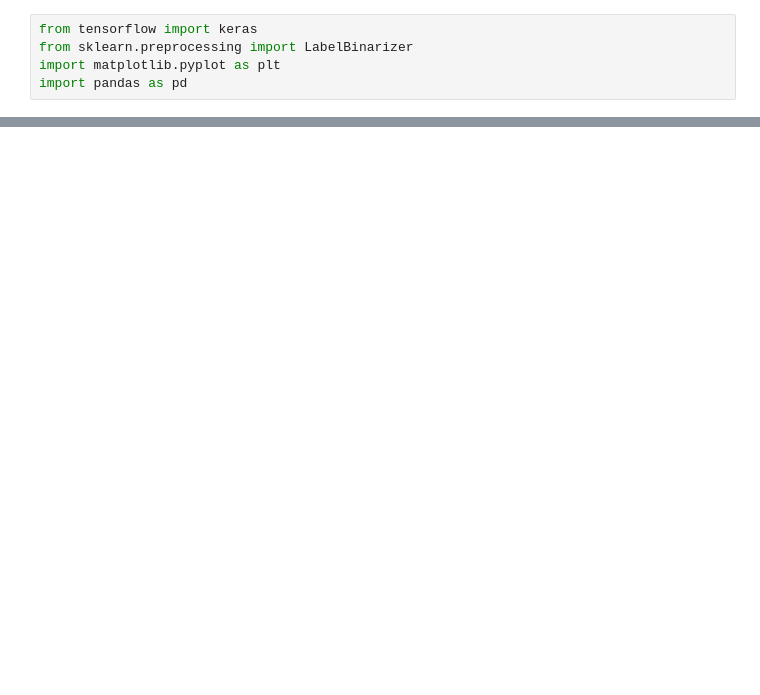
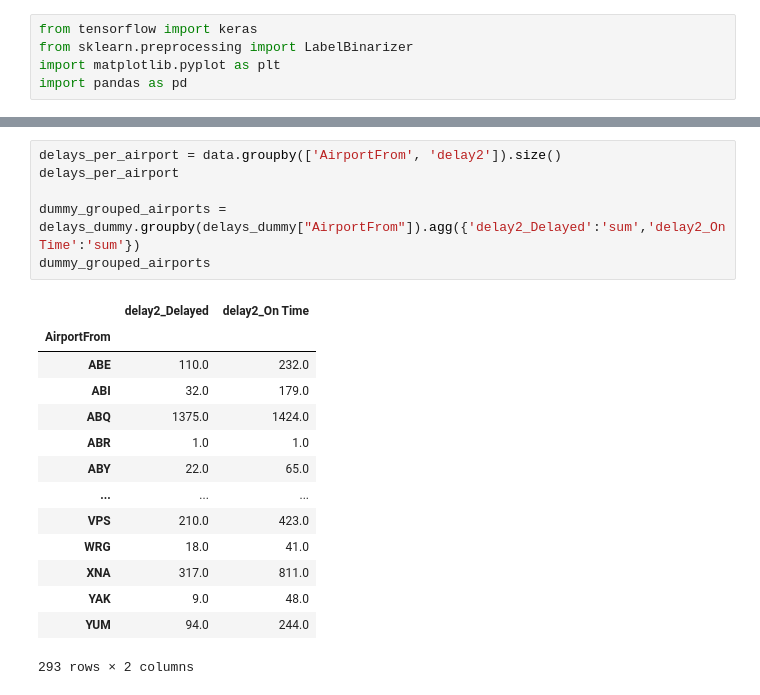
Before and after one commit to nsalazarv/msds_NN, a Jupyter notebook: MLP Classifier/mlp_aerolineas.ipynb, the cells around one changed output, grey strips where cells are left out. Cells and saved outputs as stored; diff of their text form; blank space fills up the shorter version.

```diff
--- a/MLP Classifier/mlp_aerolineas.ipynb
+++ b/MLP Classifier/mlp_aerolineas.ipynb
@@ -24,0 +86,21 @@ data
+# %%
+delays_per_airport = data.groupby(['AirportFrom', 'delay2']).size()
+delays_per_airport
+
+dummy_grouped_airports = delays_dummy.groupby(delays_dummy["AirportFrom"]).agg({'delay2_Delayed':'sum','delay2_On Time':'sum'})
+dummy_grouped_airports
+# %% [output]
+|  | delay2_Delayed | delay2_On Time |
+| AirportFrom |  |  |
+| ABE | 110.0 | 232.0 |
+| ABI | 32.0 | 179.0 |
+| ABQ | 1375.0 | 1424.0 |
+| ABR | 1.0 | 1.0 |
+| ABY | 22.0 | 65.0 |
+| ... | ... | ... |
+| VPS | 210.0 | 423.0 |
+| WRG | 18.0 | 41.0 |
+| XNA | 317.0 | 811.0 |
+| YAK | 9.0 | 48.0 |
+| YUM | 94.0 | 244.0 |
+293 rows × 2 columns
```
Also changed, not shown: parts of 6 cells of this notebook.
